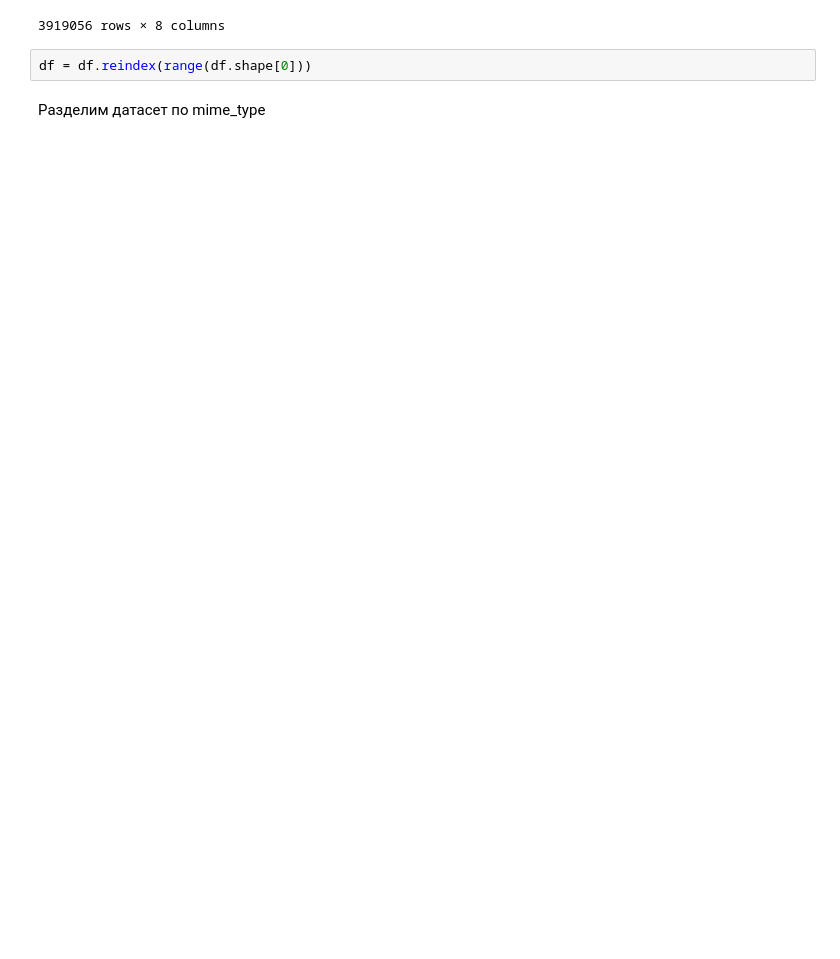
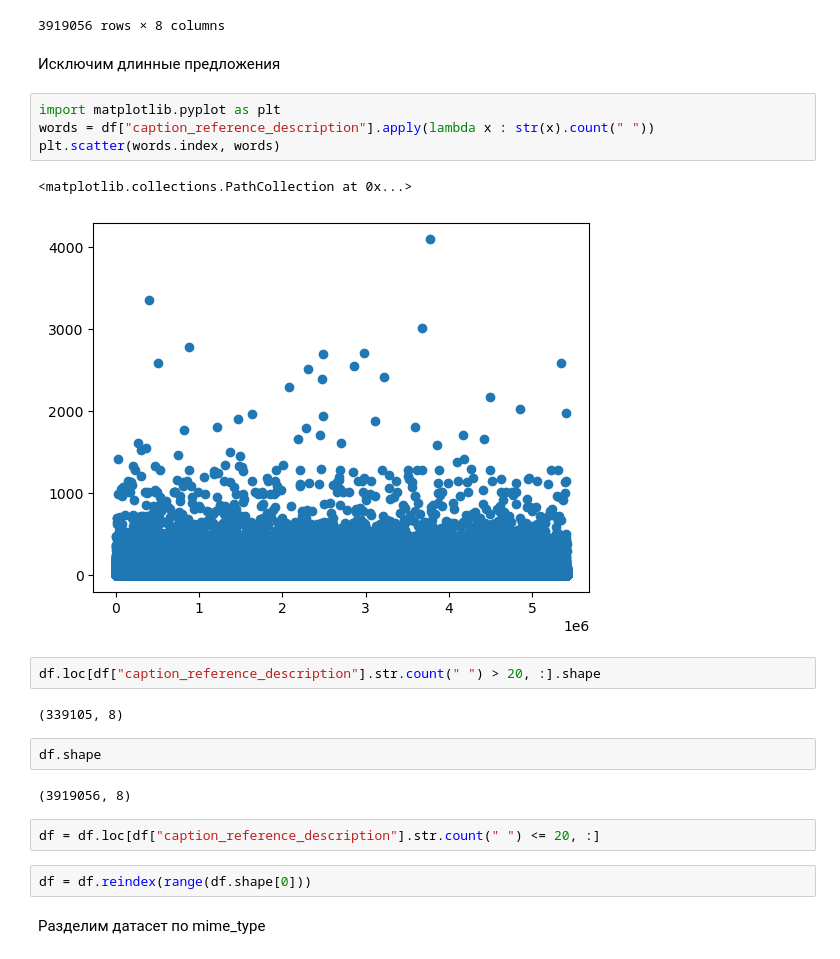
Before and after one commit to Technolog796/RuSigLIP, a Jupyter notebook: data/wiki.ipynb, the cells around one changed output. Cells and saved outputs as stored; diff of their text form; blank space fills up the shorter version.

```diff
--- a/data/wiki.ipynb
+++ b/data/wiki.ipynb
@@ -234,6 +234,25 @@ df
 | 5411976 | en | https://upload.wikimedia.org/wiki... | Don Det | Landscape with stormy clouds and ... | Landscape with stormy clouds and ... | image/jpeg | ... |
 | 5411977 | en | http://upload.wikimedia.org/wikip... | Maria Alm | Main square | Maria Alm | image/jpeg | ... |
 3919056 rows × 8 columns
+# %% [markdown]
+Исключим длинные предложения
+# %%
+import matplotlib.pyplot as plt
+words = df["caption_reference_description"].apply(lambda x : str(x).count(" "))
+plt.scatter(words.index, words)
+# %% [output]
+<matplotlib.collections.PathCollection at 0x...>
+[figure, added]
+# %%
+df.loc[df["caption_reference_description"].str.count(" ") > 20, :].shape
+# %% [output]
+(339105, 8)
+# %%
+df.shape
+# %% [output]
+(3919056, 8)
+# %%
+df = df.loc[df["caption_reference_description"].str.count(" ") <= 20, :]
 # %%
 df = df.reindex(range(df.shape[0]))
 # %% [markdown]
```
Also changed, not shown: parts of 6 cells of this notebook.
